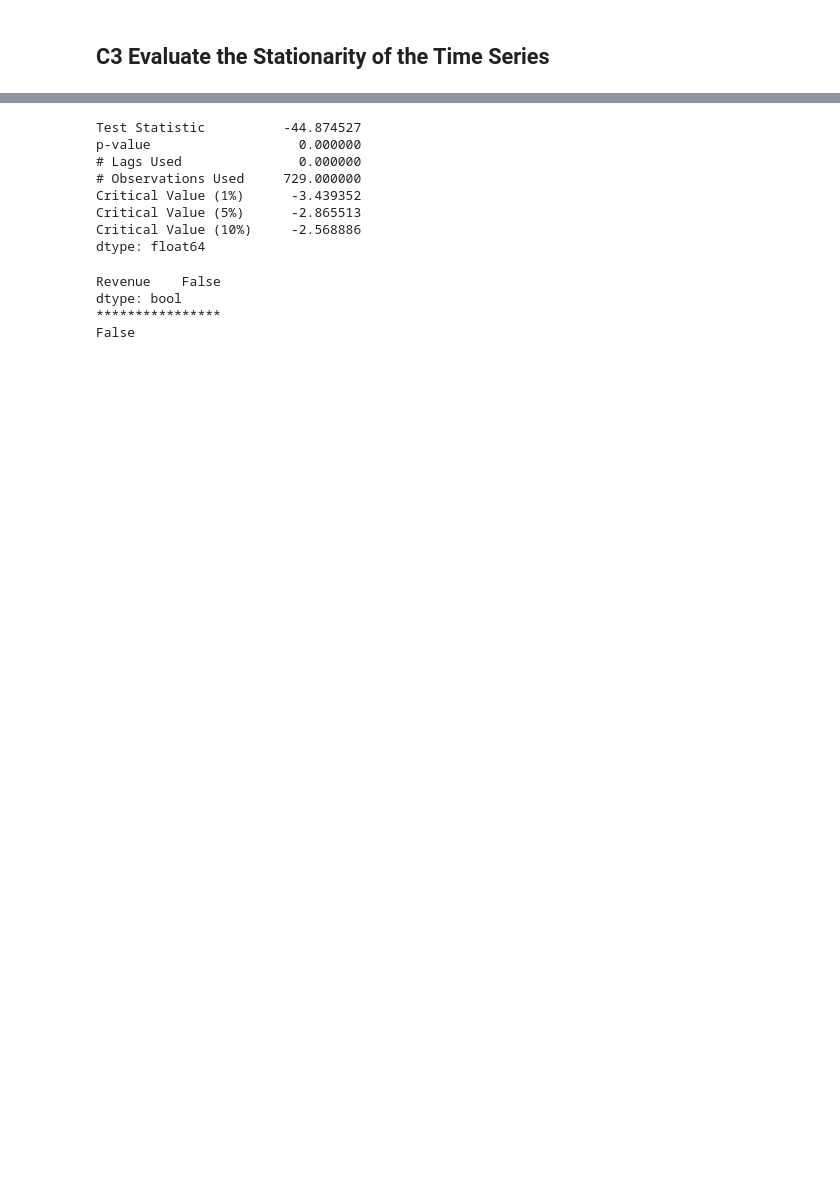
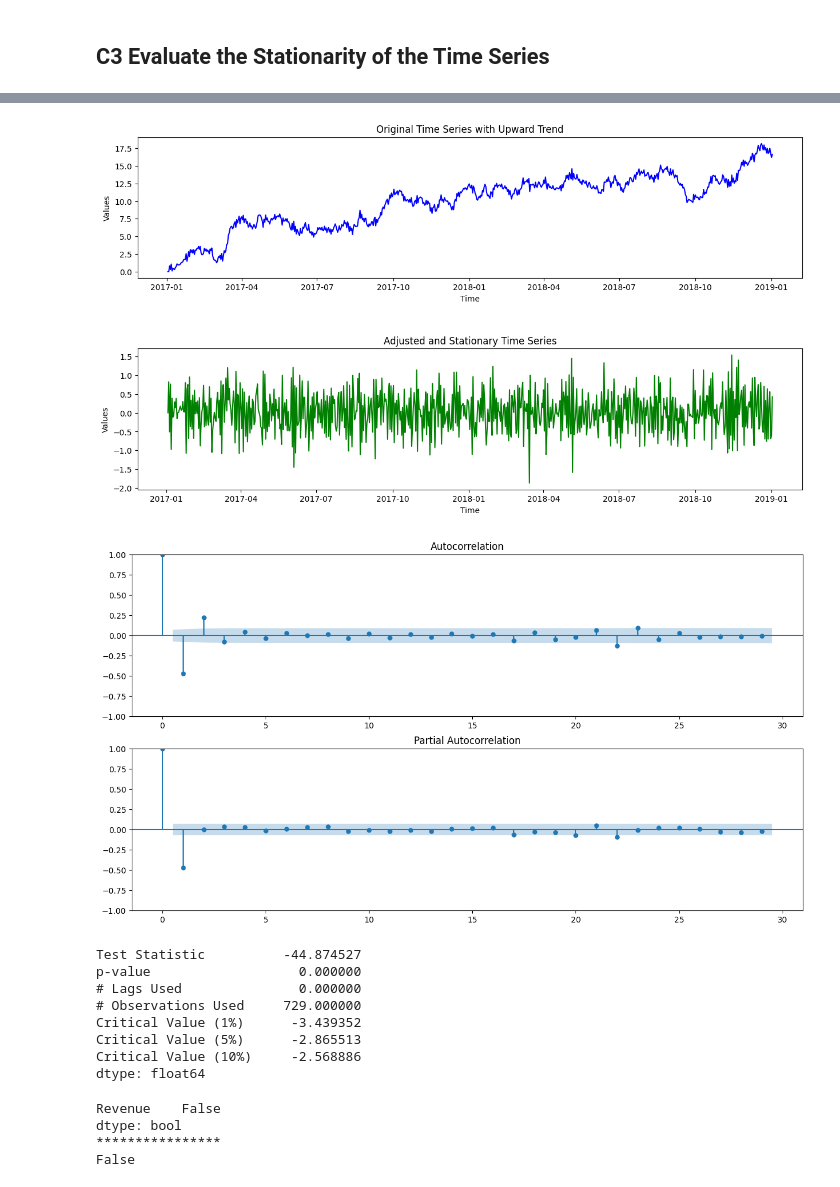
Before and after one commit to cfreeman22/D213, a Jupyter notebook: D213_task1_b2.ipynb, the cells around one changed output, grey strips where cells are left out. Cells and saved outputs as stored; diff of their text form; code cells hidden in the pictures; blank space fills up the shorter version.

```diff
--- a/D213_task1_b2.ipynb
+++ b/D213_task1_b2.ipynb
@@ -200,0 +98,5 @@ fig = sm.graphics.tsa.plot_pacf(data_diff['Revenue'], ax=ax2)
+# %%
+t_series.plot_stationarity_analysis(file_path)
+# %% [output]
+[figure, added]
+[figure, added]
```
Also changed, not shown: parts of 39 cells of this notebook.
